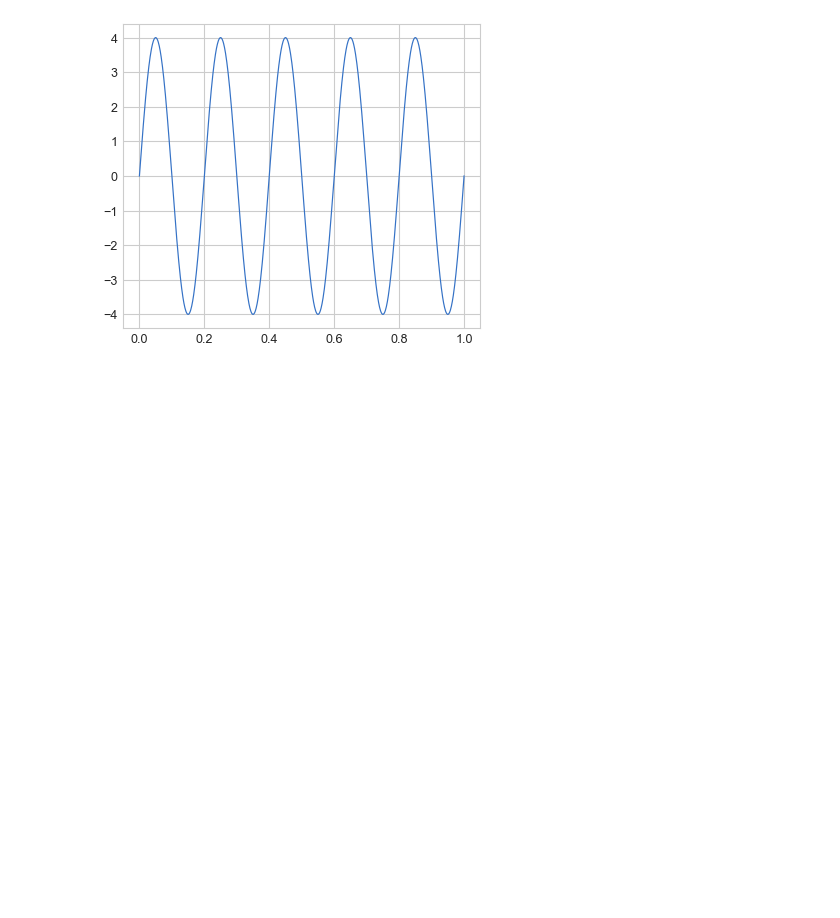
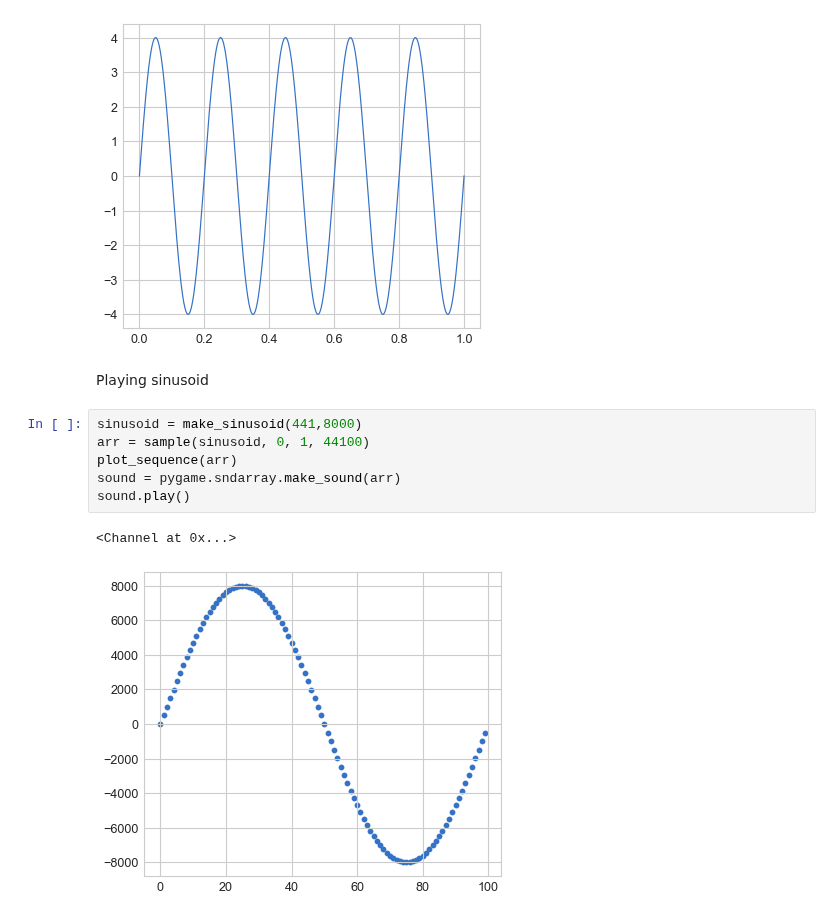
Before and after one commit to aliakhtar/maths4programmers-python, a Jupyter notebook: ch13/13.2.ipynb, the cells around one changed output. Saved outputs shown, nothing was run; the diff lists cells and outputs as text; blank space fills up the shorter version.

Commit message:
Playing sinusoidal wave

```diff
--- a/ch13/13.2.ipynb
+++ b/ch13/13.2.ipynb
@@ -34,3 +31,14 @@ Hello from the pygame community. https://www.pygame.org/contribute.html
 plot_function(make_sinusoid(5, 4), 0, 1)
 # %% [output]
 [figure]
+# %% [markdown]
+Playing sinusoid
+# %%
+sinusoid = make_sinusoid(441,8000)
+arr = sample(sinusoid, 0, 1, 44100)
+plot_sequence(arr)
+sound = pygame.sndarray.make_sound(arr)
+sound.play()
+# %% [output]
+<Channel at 0x...>
+[figure, added]
```
Also changed, not shown: parts of 1 cell of this notebook, 2 other files.
